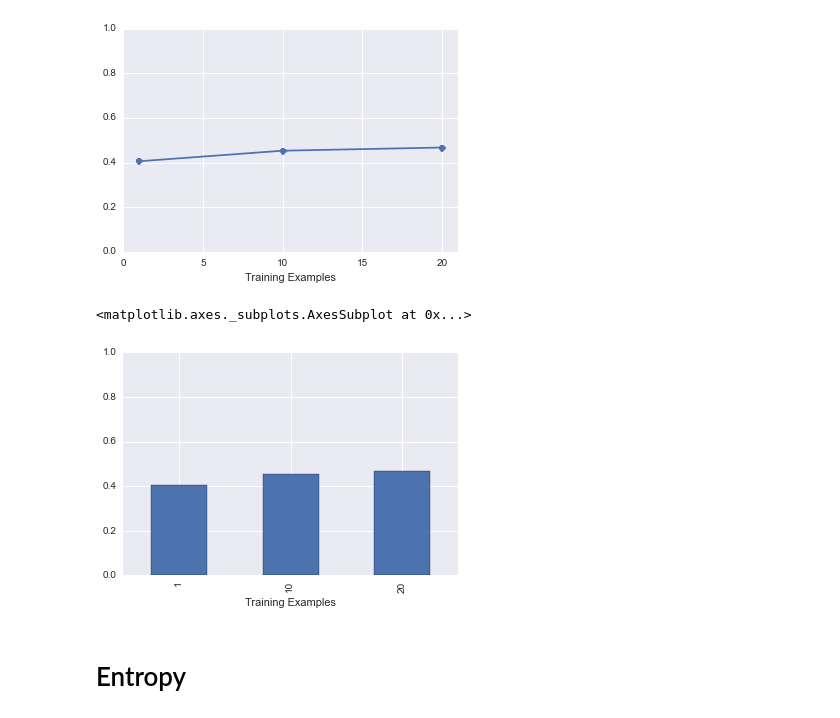
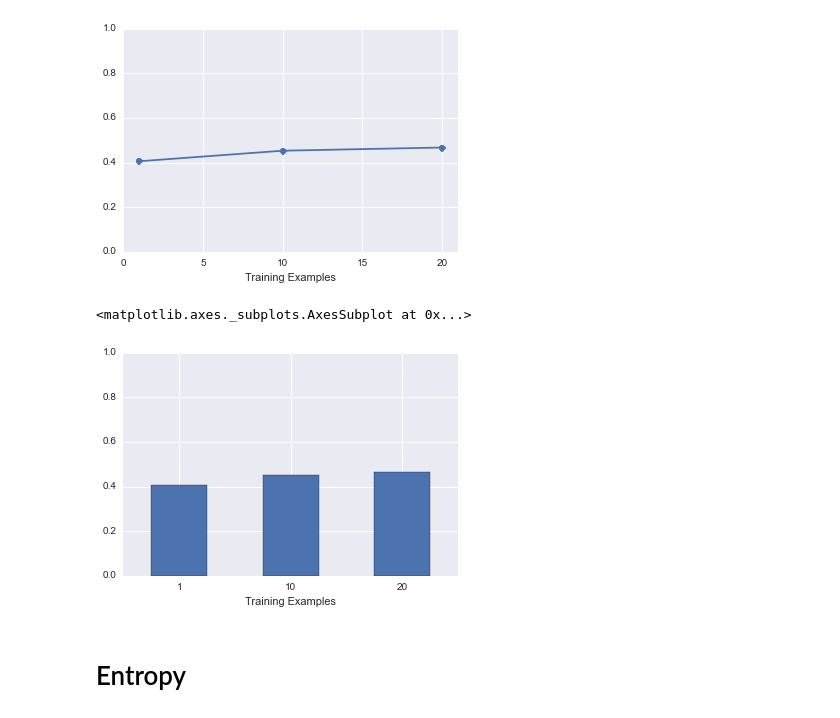
Before and after one commit to UC3MSocialRobots/ocular_interaction, a Jupyter notebook: ocular_data/notebooks/Learning Curves.ipynb, the cells around one changed output. Cells and saved outputs as stored; diff of their text form; code cells hidden in the pictures.

```diff
--- a/ocular_data/notebooks/Learning Curves.ipynb
+++ b/ocular_data/notebooks/Learning Curves.ipynb
@@ -273,10 +273,10 @@ jsds.plot(xlim=(0,21), ylim=(0,1), marker='o')
 <matplotlib.axes._subplots.AxesSubplot at 0x...>
 [figure]
 # %%
-jsds.plot(kind='bar', ylim=(0,1), label='laalal')
+jsds.plot(kind='bar', ylim=(0,1), rot=0)
 # %% [output]
 <matplotlib.axes._subplots.AxesSubplot at 0x...>
-[figure, old version]
+[figure, new version]
 # %% [markdown]
 # Entropy
 # %%
```
Also changed, not shown: parts of 7 cells of this notebook.
